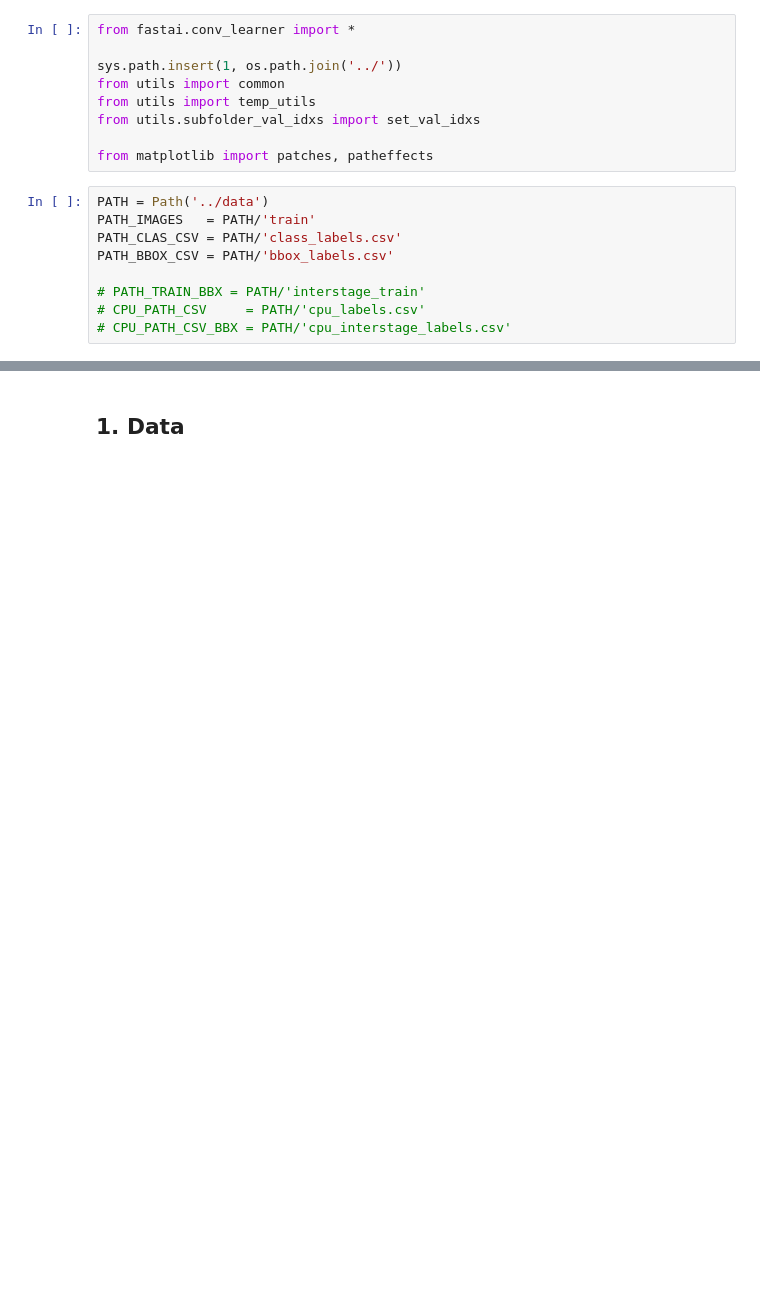
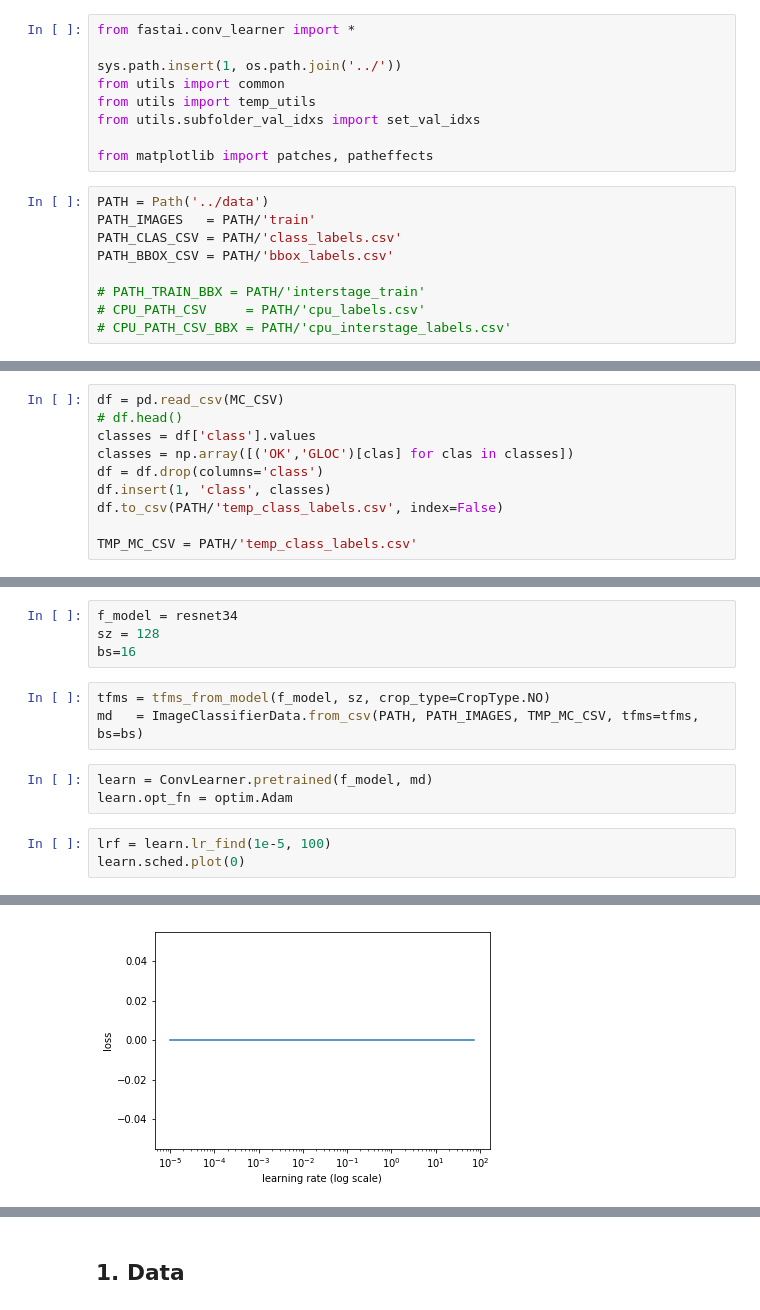
Before and after one commit to WNoxchi/Aersu, a Jupyter notebook: GLOC/model_dev/resnet-detector-dev-1-gloc.ipynb, the cells around one changed output, grey strips where cells are left out. Saved outputs shown, nothing was run; the diff lists cells and outputs as text; blank space fills up the shorter version.

```diff
--- a/GLOC/model_dev/resnet-detector-dev-1-gloc.ipynb
+++ b/GLOC/model_dev/resnet-detector-dev-1-gloc.ipynb
@@ -32,0 +74,10 @@ PATH_BBOX_CSV = PATH/'bbox_labels.csv'
+# %%
+df = pd.read_csv(MC_CSV)
+# df.head()
+classes = df['class'].values
+classes = np.array([('OK','GLOC')[clas] for clas in classes])
+df = df.drop(columns='class')
+df.insert(1, 'class', classes)
+df.to_csv(PATH/'temp_class_labels.csv', index=False)
+
+TMP_MC_CSV = PATH/'temp_class_labels.csv'
@@ -32,0 +118,14 @@ PATH_BBOX_CSV = PATH/'bbox_labels.csv'
+# %%
+f_model = resnet34
+sz = 128
+bs=16
+# %%
+tfms = tfms_from_model(f_model, sz, crop_type=CropType.NO)
+md   = ImageClassifierData.from_csv(PATH, PATH_IMAGES, TMP_MC_CSV, tfms=tfms, bs=bs)
+# %%
+learn = ConvLearner.pretrained(f_model, md)
+learn.opt_fn = optim.Adam
+# %%
+lrf = learn.lr_find(1e-5, 100)
+learn.sched.plot(0)
+# %% [output]
@@ -32,0 +135 @@ PATH_BBOX_CSV = PATH/'bbox_labels.csv'
+[figure, added]
```
Also changed, not shown: parts of 44 cells of this notebook, 2 other files.
